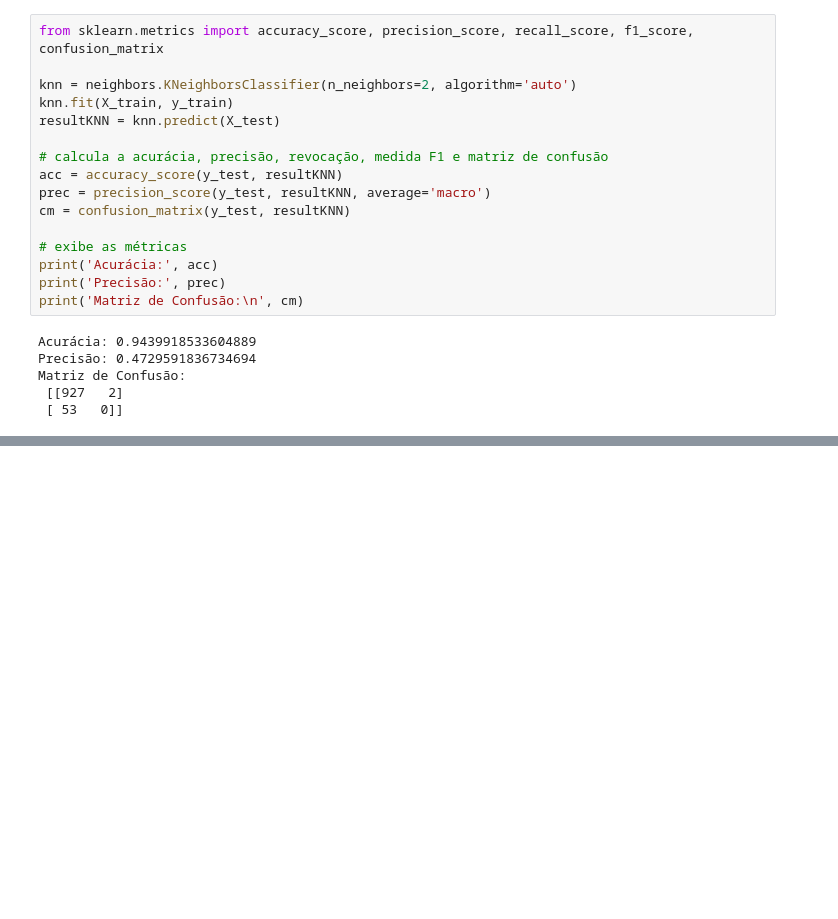
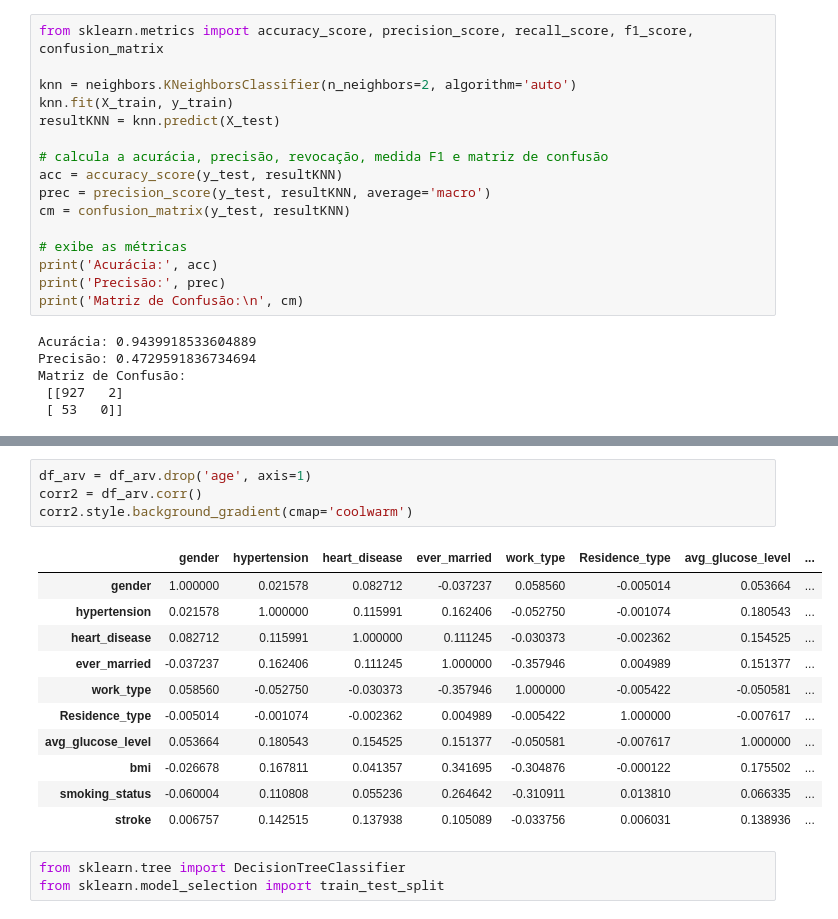
Before and after one commit to Alexandreprog/-Artificial_Intelligence, a Jupyter notebook: IA.ipynb, the cells around one changed output, grey strips where cells are left out. Saved outputs shown, nothing was run; the diff lists cells and outputs as text; blank space fills up the shorter version.

```diff
--- a/IA.ipynb
+++ b/IA.ipynb
@@ -350,0 +348,19 @@ Matriz de Confusão:
+# %%
+df_arv = df_arv.drop('age', axis=1)
+corr2 = df_arv.corr()
+corr2.style.background_gradient(cmap='coolwarm')
+# %% [output]
+|  | gender | hypertension | heart_disease | ever_married | work_type | Residence_type | avg_glucose_level | ... |
+| gender | 1.000000 | 0.021578 | 0.082712 | -0.037237 | 0.058560 | -0.005014 | 0.053664 | ... |
+| hypertension | 0.021578 | 1.000000 | 0.115991 | 0.162406 | -0.052750 | -0.001074 | 0.180543 | ... |
+| heart_disease | 0.082712 | 0.115991 | 1.000000 | 0.111245 | -0.030373 | -0.002362 | 0.154525 | ... |
+| ever_married | -0.037237 | 0.162406 | 0.111245 | 1.000000 | -0.357946 | 0.004989 | 0.151377 | ... |
+| work_type | 0.058560 | -0.052750 | -0.030373 | -0.357946 | 1.000000 | -0.005422 | -0.050581 | ... |
+| Residence_type | -0.005014 | -0.001074 | -0.002362 | 0.004989 | -0.005422 | 1.000000 | -0.007617 | ... |
+| avg_glucose_level | 0.053664 | 0.180543 | 0.154525 | 0.151377 | -0.050581 | -0.007617 | 1.000000 | ... |
+| bmi | -0.026678 | 0.167811 | 0.041357 | 0.341695 | -0.304876 | -0.000122 | 0.175502 | ... |
+| smoking_status | -0.060004 | 0.110808 | 0.055236 | 0.264642 | -0.310911 | 0.013810 | 0.066335 | ... |
+| stroke | 0.006757 | 0.142515 | 0.137938 | 0.105089 | -0.033756 | 0.006031 | 0.138936 | ... |
+# %%
+from sklearn.tree import DecisionTreeClassifier
+from sklearn.model_selection import train_test_split
```
Also changed, not shown: parts of 15 cells of this notebook.
